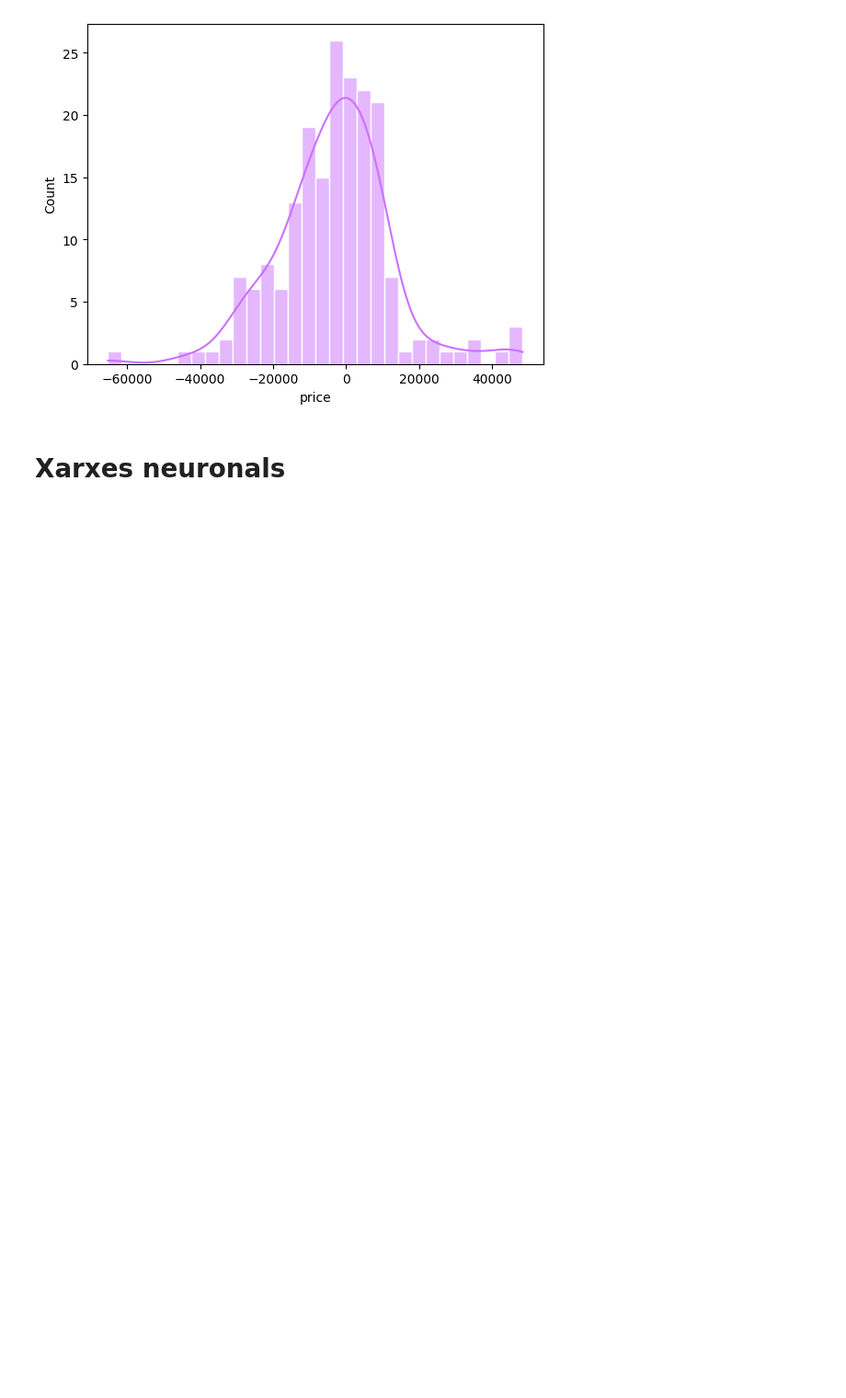
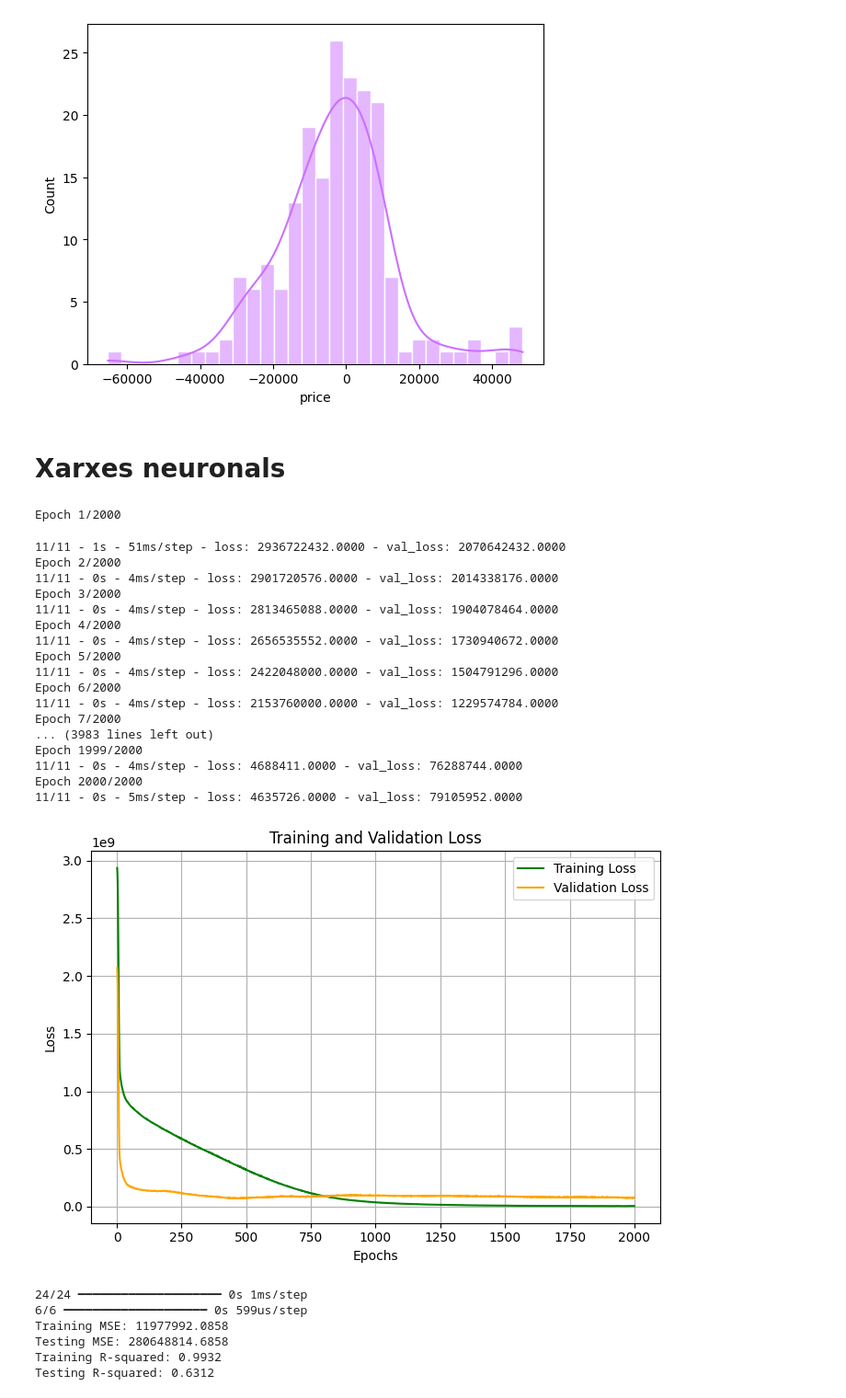
Before and after one commit to Nifel13/Smartphone-predictor, a Jupyter notebook: esmarfon_predict.ipynb, the cells around one changed output. Shown at 92% size. Saved outputs shown, nothing was run; the diff lists cells and outputs as text; code cells hidden in the pictures; blank space fills up the shorter version.

```diff
--- a/esmarfon_predict.ipynb
+++ b/esmarfon_predict.ipynb
@@ -517 +518,77 @@ from keras.optimizers import SGD, Adam
 from sklearn.metrics import confusion_matrix, mean_squared_error, r2_score
+# %%
+def plot_curves(history):
+
+  train_loss = history.history['loss']
+  val_loss = history.history['val_loss']
+  epochs = range(1, len(train_loss) + 1)
+
+  plt.figure(figsize=(7, 5))
+
+  plt.plot(epochs, train_loss, 'g-', label='Training Loss')
+  plt.plot(epochs, val_loss, 'orange', label='Validation Loss')
+  plt.title('Training and Validation Loss')
+  plt.xlabel('Epochs')
+  plt.ylabel('Loss')
+  plt.legend()
+  plt.grid(True)
+
+  plt.tight_layout()
+
+  plt.show()
+# %%
+model = Sequential([
+    Dense(32, activation='relu', input_shape=(X_train.shape[1],)),
+    Dense(1, activation='linear')
+])
+
+learning_rate = 0.1
+optimizer = Adam(learning_rate=learning_rate)
+
+model.compile(optimizer=optimizer, loss='mean_squared_error')
+
+batch_size=64
+num_epochs=2000
+
+history = model.fit(X_train, y_train, epochs=num_epochs, batch_size=batch_size, validation_split=0.1, verbose=2)
+
+plot_curves(history)
+
+y_train_pred = model.predict(X_train)
+y_test_pred = model.predict(X_test)
+
+train_mse = mean_squared_error(y_train, y_train_pred)
+test_mse = mean_squared_error(y_test, y_test_pred)
+train_r2 = r2_score(y_train, y_train_pred)
+test_r2 = r2_score(y_test, y_test_pred)
+
+print('Training MSE: {:.4f}'.format(train_mse))
+print('Testing MSE: {:.4f}'.format(test_mse))
+print('Training R-squared: {:.4f}'.format(train_r2))
+print('Testing R-squared: {:.4f}'.format(test_r2))
+# %% [output]
+Epoch 1/2000
+11/11 - 1s - 51ms/step - loss: 2936722432.0000 - val_loss: 2070642432.0000
+Epoch 2/2000
+11/11 - 0s - 4ms/step - loss: 2901720576.0000 - val_loss: 2014338176.0000
+Epoch 3/2000
+11/11 - 0s - 4ms/step - loss: 2813465088.0000 - val_loss: 1904078464.0000
+Epoch 4/2000
+11/11 - 0s - 4ms/step - loss: 2656535552.0000 - val_loss: 1730940672.0000
+Epoch 5/2000
+11/11 - 0s - 4ms/step - loss: 2422048000.0000 - val_loss: 1504791296.0000
+Epoch 6/2000
+11/11 - 0s - 4ms/step - loss: 2153760000.0000 - val_loss: 1229574784.0000
+Epoch 7/2000
+... (3983 lines left out)
+Epoch 1999/2000
+11/11 - 0s - 4ms/step - loss: 4688411.0000 - val_loss: 76288744.0000
+Epoch 2000/2000
+11/11 - 0s - 5ms/step - loss: 4635726.0000 - val_loss: 79105952.0000
+[figure, added]
+24/24 ━━━━━━━━━━━━━━━━━━━━ 0s 1ms/step
+6/6 ━━━━━━━━━━━━━━━━━━━━ 0s 599us/step
+Training MSE: 11977992.0858
+Testing MSE: 280648814.6858
+Training R-squared: 0.9932
+Testing R-squared: 0.6312
```
Also changed, not shown: parts of 4 cells of this notebook.
